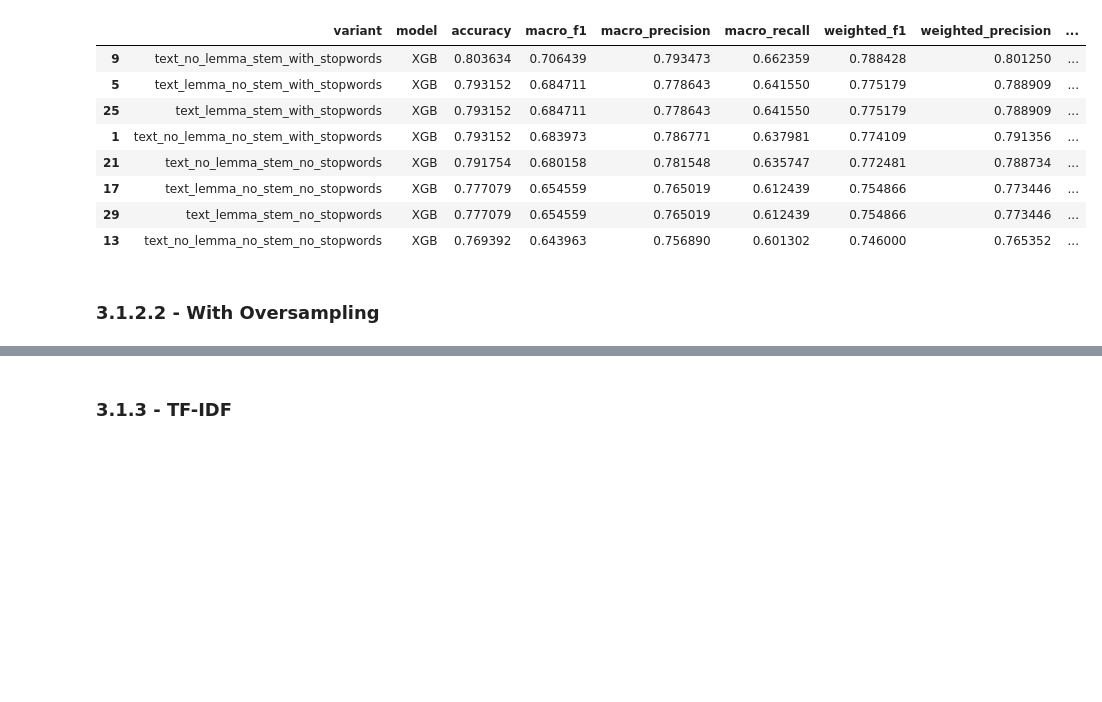
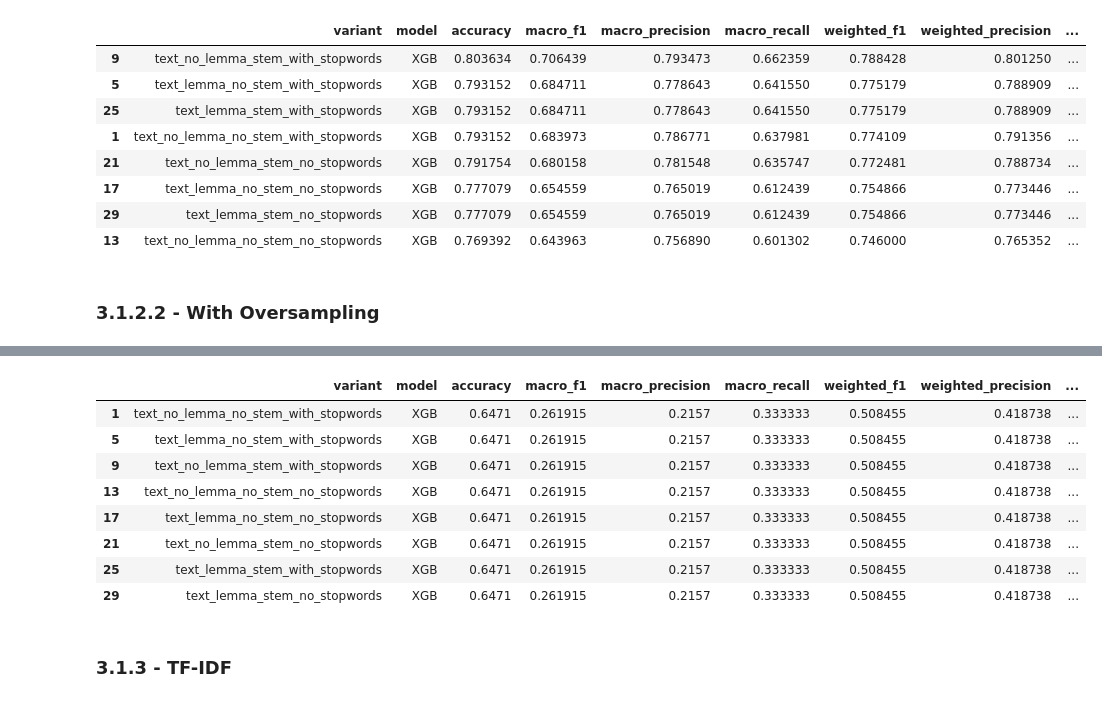
Before and after one commit to VGoon/TMProject_Group8_2425, a Jupyter notebook: Project.ipynb, the cells around one changed output, grey strips where cells are left out. Drawn from its saved outputs; the diff is of its cells as text; code cells hidden in the pictures; blank space fills up the shorter version.

```diff
--- a/Project.ipynb
+++ b/Project.ipynb
@@ -433,3 +625,17 @@ XGB_results.sort_values(by='macro_f1', ascending=False)
+# %%
+
+XGB_os = traditional_ml_bow_os[traditional_ml_bow_os['model'] == 'XGB']
+XGB_os.sort_values(by='macro_f1', ascending=False)
+# %% [output]
+|  | variant | model | accuracy | macro_f1 | macro_precision | macro_recall | weighted_f1 | weighted_precision | ... |
+| 1 | text_no_lemma_no_stem_with_stopwords | XGB | 0.6471 | 0.261915 | 0.2157 | 0.333333 | 0.508455 | 0.418738 | ... |
+| 5 | text_lemma_no_stem_with_stopwords | XGB | 0.6471 | 0.261915 | 0.2157 | 0.333333 | 0.508455 | 0.418738 | ... |
+| 9 | text_no_lemma_stem_with_stopwords | XGB | 0.6471 | 0.261915 | 0.2157 | 0.333333 | 0.508455 | 0.418738 | ... |
+| 13 | text_no_lemma_no_stem_no_stopwords | XGB | 0.6471 | 0.261915 | 0.2157 | 0.333333 | 0.508455 | 0.418738 | ... |
+| 17 | text_lemma_no_stem_no_stopwords | XGB | 0.6471 | 0.261915 | 0.2157 | 0.333333 | 0.508455 | 0.418738 | ... |
+| 21 | text_no_lemma_stem_no_stopwords | XGB | 0.6471 | 0.261915 | 0.2157 | 0.333333 | 0.508455 | 0.418738 | ... |
+| 25 | text_lemma_stem_with_stopwords | XGB | 0.6471 | 0.261915 | 0.2157 | 0.333333 | 0.508455 | 0.418738 | ... |
+| 29 | text_lemma_stem_no_stopwords | XGB | 0.6471 | 0.261915 | 0.2157 | 0.333333 | 0.508455 | 0.418738 | ... |
 # %% [markdown]
 ### 3.1.3 - TF-IDF
 # %%
```
Also changed, not shown: parts of 19 cells of this notebook.
